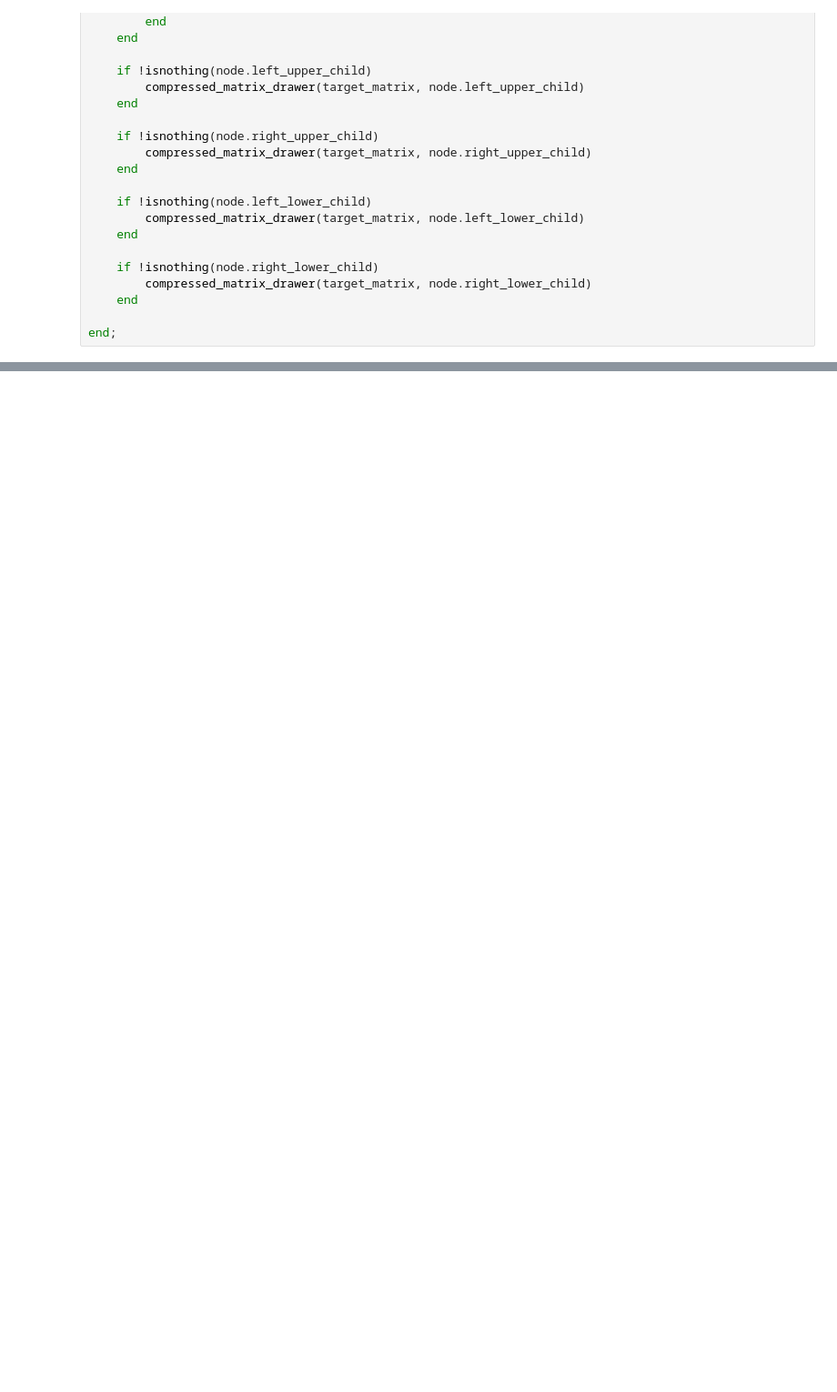
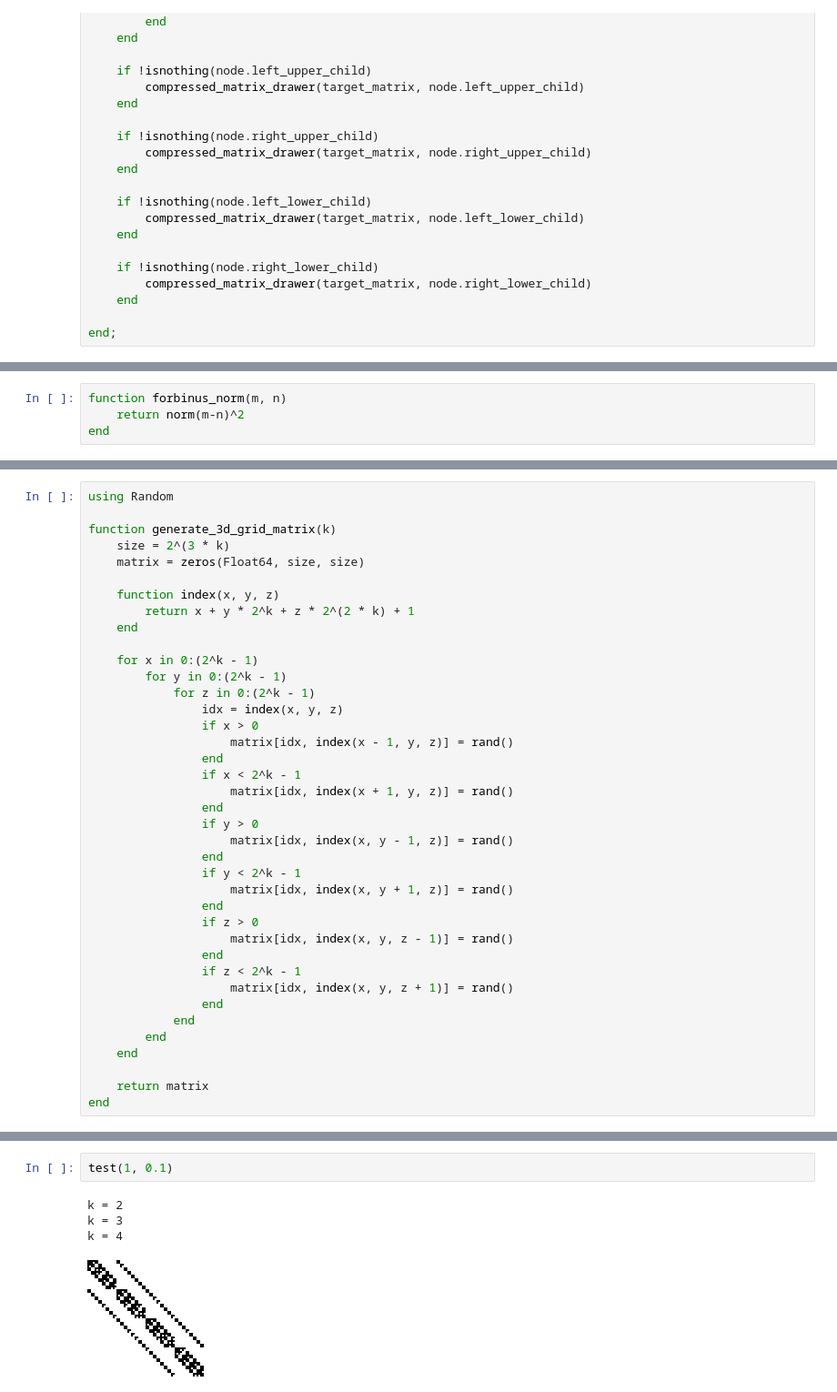
Before and after one commit to janmast1o/Macierzowe, a Jupyter notebook: Lab4/lab4.ipynb, the cells around one changed output, grey strips where cells are left out. Shown at 91% size. Cells and saved outputs as stored; diff of their text form; blank space fills up the shorter version.

```diff
--- a/Lab4/lab4.ipynb
+++ b/Lab4/lab4.ipynb
@@ -916,0 +876,4 @@ plot(ns, times_MM, label="Matrix matrix multiplication", xlabel="2^(3*k)", ylabe
+# %%
+function forbinus_norm(m, n)
+    return norm(m-n)^2
+end
@@ -916,0 +882,39 @@ plot(ns, times_MM, label="Matrix matrix multiplication", xlabel="2^(3*k)", ylabe
+# %%
+using Random
+
+function generate_3d_grid_matrix(k)
+    size = 2^(3 * k)
+    matrix = zeros(Float64, size, size)
+
+    function index(x, y, z)
+        return x + y * 2^k + z * 2^(2 * k) + 1
+    end
+
+    for x in 0:(2^k - 1)
+        for y in 0:(2^k - 1)
+            for z in 0:(2^k - 1)
+                idx = index(x, y, z)
+                if x > 0
+                    matrix[idx, index(x - 1, y, z)] = rand()
+                end
+                if x < 2^k - 1
+                    matrix[idx, index(x + 1, y, z)] = rand()
+                end
+                if y > 0
+                    matrix[idx, index(x, y - 1, z)] = rand()
+                end
+                if y < 2^k - 1
+                    matrix[idx, index(x, y + 1, z)] = rand()
+                end
+                if z > 0
+                    matrix[idx, index(x, y, z - 1)] = rand()
+                end
+                if z < 2^k - 1
+                    matrix[idx, index(x, y, z + 1)] = rand()
+                end
+            end
+        end
+    end
+
+    return matrix
+end
@@ -916,0 +995,7 @@ plot(ns, times_MM, label="Matrix matrix multiplication", xlabel="2^(3*k)", ylabe
+# %%
+test(1, 0.1)
+# %% [output]
+k = 2
+k = 3
+k = 4
+[figure, added]
```
Also changed, not shown: parts of 19 cells of this notebook.
